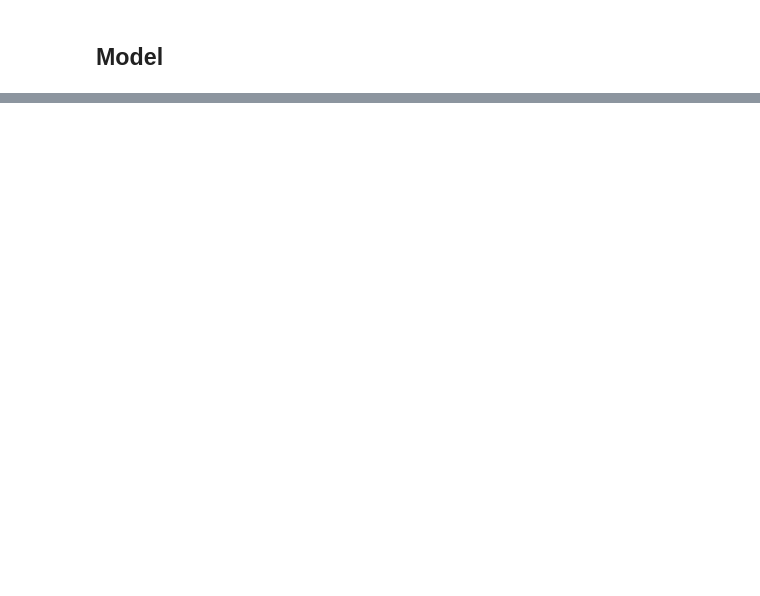
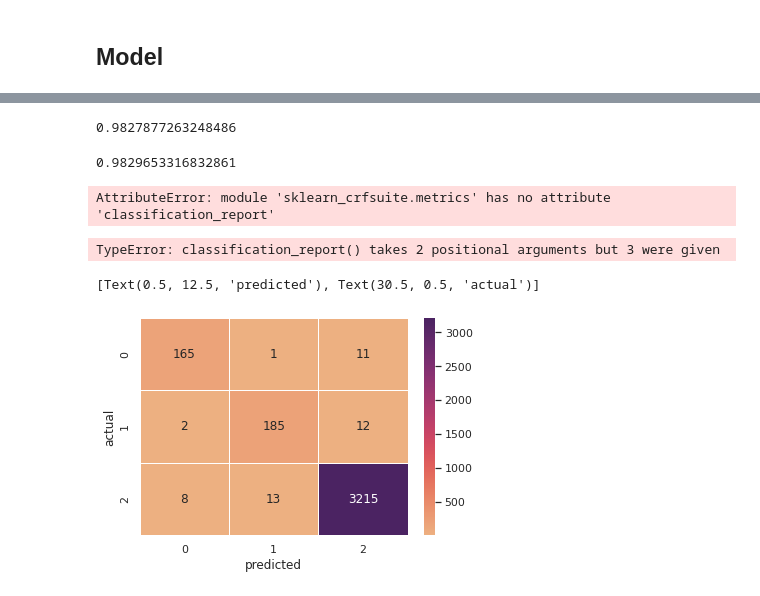
Before and after one commit to e-lubrini/terminology-builder, a Jupyter notebook: project.ipynb, the cells around one changed output, grey strips where cells are left out. Cells and saved outputs as stored; diff of their text form; code cells hidden in the pictures; blank space fills up the shorter version.

Commit message:
added result scores and visualisation

```diff
--- a/project.ipynb
+++ b/project.ipynb
@@ -392,3 +434,8 @@ test = annotations[:20]
+# %%
+#train = annotations[20:]
+#test = annotations[:20]
+test = annotations[20:] # 5 articles
+train = annotations[:20] # 20 articles
 # %%
 seq = SequenceClassifier()
 X_train, y_train = seq.convert_corpus(train)
@@ -404,0 +502,32 @@ metrics.flat_f1_score(y_test, y_pred,
+# %%
+metrics.flat_recall_score(y_test, y_pred,
+                      average='weighted', labels=labels)
+# %% [output]
+0.9827877263248486
+# %%
+metrics.flat_precision_score(y_test, y_pred,
+ average='weighted', labels=labels)
+# %% [output]
+0.9829653316832861
+# %%
+metrics.classification_report(y_true=y_test, y_pred=y_pred, labels=labels)
+# %% [output]
+AttributeError: module 'sklearn_crfsuite.metrics' has no attribute 'classification_report'
+# %%
+metrics.flat_classification_report(y_true=y_test, y_pred=y_pred, labels=labels)
+# %% [output]
+TypeError: classification_report() takes 2 positional arguments but 3 were given
+# %%
+from sklearn.metrics import confusion_matrix, classification_report, make_scorer, f1_score, recall_score, precision_score
+import seaborn as sns
+#from sklearn.preprocessing import MultiLabelBinarizer
+
+# plotting confusion matrix OF FIRST TEST
+
+conf_mat = confusion_matrix(y_test[0], y_pred[0])
+sns.set(font_scale=1)
+matrix = sns.heatmap(conf_mat, annot=True, fmt='d', linewidths=.5, cmap='flare')
+matrix.set(xlabel='predicted', ylabel='actual')
+# %% [output]
+[Text(0.5, 12.5, 'predicted'), Text(30.5, 0.5, 'actual')]
+[figure, added]
```
Also changed, not shown: parts of 32 cells of this notebook.
